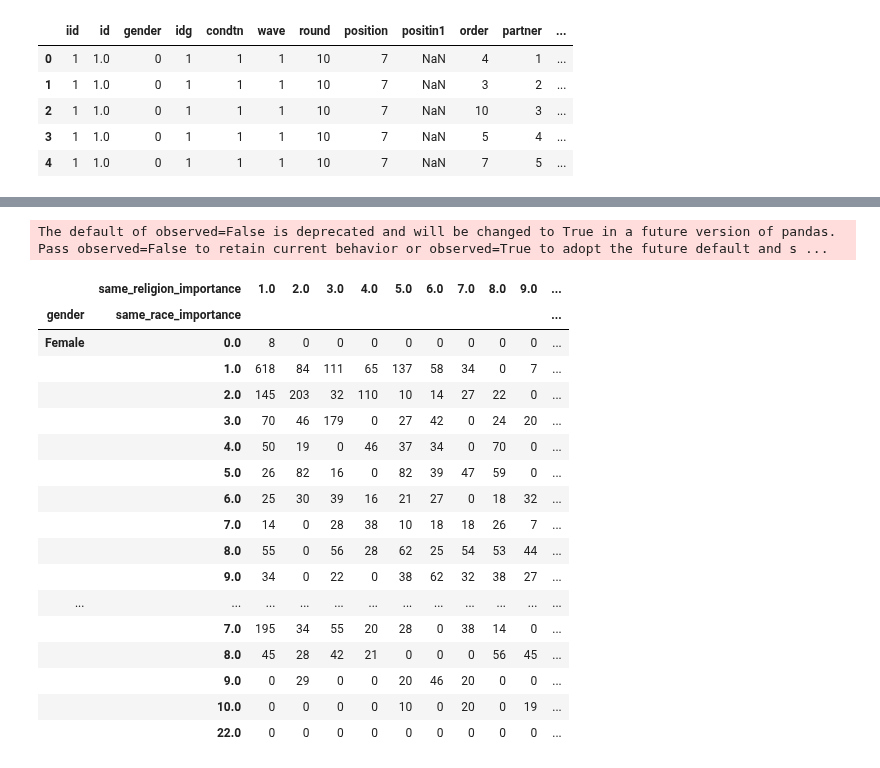
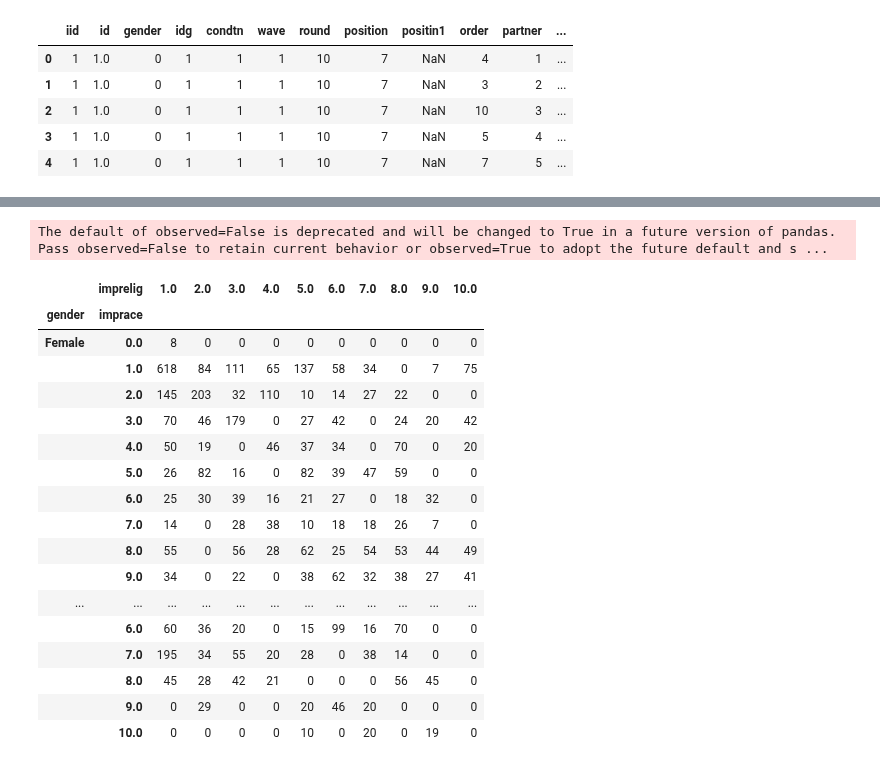
Before and after one commit to Quentin-qha/Jedha, a Jupyter notebook: 02_exploratory_data_analysis/speed_dating__tinder/00-project-speed_dating__tinder.ipynb, the cells around one changed output, grey strips where cells are left out. Drawn from its saved outputs; the diff is of its cells as text; code cells hidden in the pictures.

```diff
--- a/02_exploratory_data_analysis/speed_dating__tinder/00-project-speed_dating__tinder.ipynb
+++ b/02_exploratory_data_analysis/speed_dating__tinder/00-project-speed_dating__tinder.ipynb
@@ -32,0 +37,5 @@ df.describe(include='all')
+# %%
+# precent of missing values
+df_missing_values = df.isna().sum() / len(df) * 100
+df_missing_values_sort = df_missing_values[df_missing_values >= 50].sort_values(ascending=False).reset_index()
+df_missing_values_sort.columns = ['col_name', 'percent_missing']
@@ -268,17 +110,22 @@ df.head()
+# %%
+# Fill data if I can
+# Apply a wave id to the only one missing NaN => df[df['iid'] == 552]
+df['id'] = df['id'].fillna(22)
+
+# num_in_3 92% missing values but th evalues is "if yes, how many?" than if no value that will say 0
+df['num_in_3'] = df['num_in_3'].fillna(0)
 # %%
-# Apply a wave id to the only one missing NaN => df[df['unique_ID'] == 552]
-df[pd.isna(df['id_in_wave'])] = 22
-
-# Cols to convert to Int64
+# Columns to convert to Int64
 col_to_convert_to_int = [
     'positin1',
-    'partner_unique_id',
-    'partner_age',
+    'pid',
+    'age_o',
     'age'
 ]
 
-# Convert to int
-df['id_in_wave'] = df['id_in_wave'].astype(int)
+# Convertion apply to be an int
+df['id'] = df['id'].astype(int)
+df['num_in_3'] = df['num_in_3'].astype(int)
 df[col_to_convert_to_int] = df[col_to_convert_to_int].astype('Int64')
 # %%
 # Mapping dictionnaires
@@ -391,0 +179,4 @@ df['field_of_study'] = df['field_of_study'].astype('category')
+# %%
+# Drop columns with more than 50% missing values
+df = df.drop(df_missing_values[df_missing_values >= 50].index, axis=1)
+df.shape
@@ -488,25 +309,25 @@ fig.update_layout(
 
 fig.show()
 # %%
-df_goal_gender = df.groupby(['gender', 'same_race_importance', 'same_religion_importance']).size().unstack()
-df_goal_gender
+df_race_relig_gender = df.groupby(['gender', 'imprace', 'imprelig']).size().unstack()
+df_race_relig_gender
 # %% [output]
 The default of observed=False is deprecated and will be changed to True in a future version of pandas. Pass observed=False to retain current behavior or observed=True to adopt the future default and s ...
-|  | same_religion_importance | 1.0 | 2.0 | 3.0 | 4.0 | 5.0 | 6.0 | 7.0 | 8.0 | 9.0 | ... |
-| gender | same_race_importance |  |  |  |  |  |  |  |  |  | ... |
-| Female | 0.0 | 8 | 0 | 0 | 0 | 0 | 0 | 0 | 0 | 0 | ... |
-|  | 1.0 | 618 | 84 | 111 | 65 | 137 | 58 | 34 | 0 | 7 | ... |
-|  | 2.0 | 145 | 203 | 32 | 110 | 10 | 14 | 27 | 22 | 0 | ... |
-|  | 3.0 | 70 | 46 | 179 | 0 | 27 | 42 | 0 | 24 | 20 | ... |
-|  | 4.0 | 50 | 19 | 0 | 46 | 37 | 34 | 0 | 70 | 0 | ... |
-|  | 5.0 | 26 | 82 | 16 | 0 | 82 | 39 | 47 | 59 | 0 | ... |
-|  | 6.0 | 25 | 30 | 39 | 16 | 21 | 27 | 0 | 18 | 32 | ... |
-|  | 7.0 | 14 | 0 | 28 | 38 | 10 | 18 | 18 | 26 | 7 | ... |
-|  | 8.0 | 55 | 0 | 56 | 28 | 62 | 25 | 54 | 53 | 44 | ... |
-|  | 9.0 | 34 | 0 | 22 | 0 | 38 | 62 | 32 | 38 | 27 | ... |
+|  | imprelig | 1.0 | 2.0 | 3.0 | 4.0 | 5.0 | 6.0 | 7.0 | 8.0 | 9.0 | 10.0 |
+| gender | imprace |  |  |  |  |  |  |  |  |  |  |
+| Female | 0.0 | 8 | 0 | 0 | 0 | 0 | 0 | 0 | 0 | 0 | 0 |
+|  | 1.0 | 618 | 84 | 111 | 65 | 137 | 58 | 34 | 0 | 7 | 75 |
+|  | 2.0 | 145 | 203 | 32 | 110 | 10 | 14 | 27 | 22 | 0 | 0 |
+|  | 3.0 | 70 | 46 | 179 | 0 | 27 | 42 | 0 | 24 | 20 | 42 |
+|  | 4.0 | 50 | 19 | 0 | 46 | 37 | 34 | 0 | 70 | 0 | 20 |
+|  | 5.0 | 26 | 82 | 16 | 0 | 82 | 39 | 47 | 59 | 0 | 0 |
+|  | 6.0 | 25 | 30 | 39 | 16 | 21 | 27 | 0 | 18 | 32 | 0 |
+|  | 7.0 | 14 | 0 | 28 | 38 | 10 | 18 | 18 | 26 | 7 | 0 |
+|  | 8.0 | 55 | 0 | 56 | 28 | 62 | 25 | 54 | 53 | 44 | 49 |
+|  | 9.0 | 34 | 0 | 22 | 0 | 38 | 62 | 32 | 38 | 27 | 41 |
 | ... | ... | ... | ... | ... | ... | ... | ... | ... | ... | ... | ... |
-|  | 7.0 | 195 | 34 | 55 | 20 | 28 | 0 | 38 | 14 | 0 | ... |
-|  | 8.0 | 45 | 28 | 42 | 21 | 0 | 0 | 0 | 56 | 45 | ... |
-|  | 9.0 | 0 | 29 | 0 | 0 | 20 | 46 | 20 | 0 | 0 | ... |
-|  | 10.0 | 0 | 0 | 0 | 0 | 10 | 0 | 20 | 0 | 19 | ... |
-|  | 22.0 | 0 | 0 | 0 | 0 | 0 | 0 | 0 | 0 | 0 | ... |
+|  | 6.0 | 60 | 36 | 20 | 0 | 15 | 99 | 16 | 70 | 0 | 0 |
+|  | 7.0 | 195 | 34 | 55 | 20 | 28 | 0 | 38 | 14 | 0 | 0 |
+|  | 8.0 | 45 | 28 | 42 | 21 | 0 | 0 | 0 | 56 | 45 | 0 |
+|  | 9.0 | 0 | 29 | 0 | 0 | 20 | 46 | 20 | 0 | 0 | 0 |
+|  | 10.0 | 0 | 0 | 0 | 0 | 10 | 0 | 20 | 0 | 19 | 0 |
```
Also changed, not shown: parts of 26 cells of this notebook.
